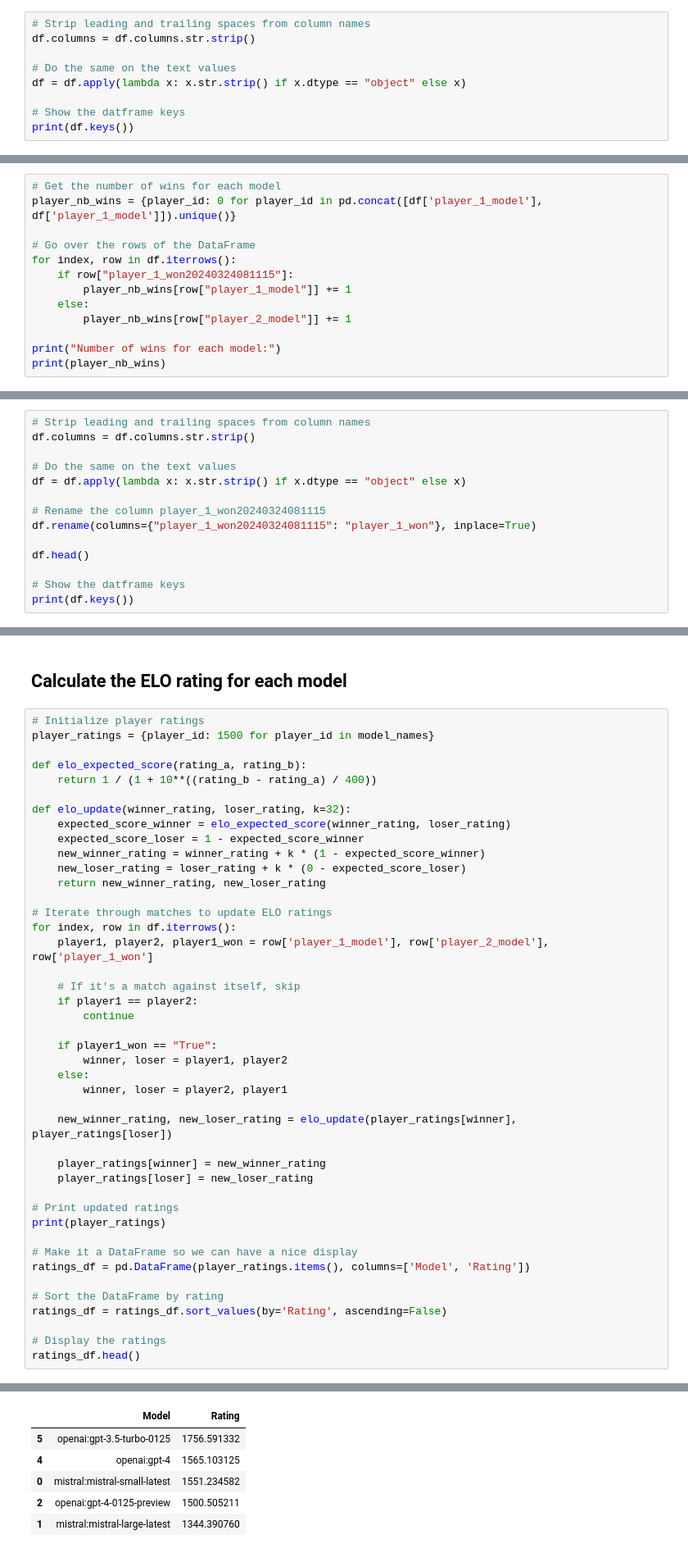
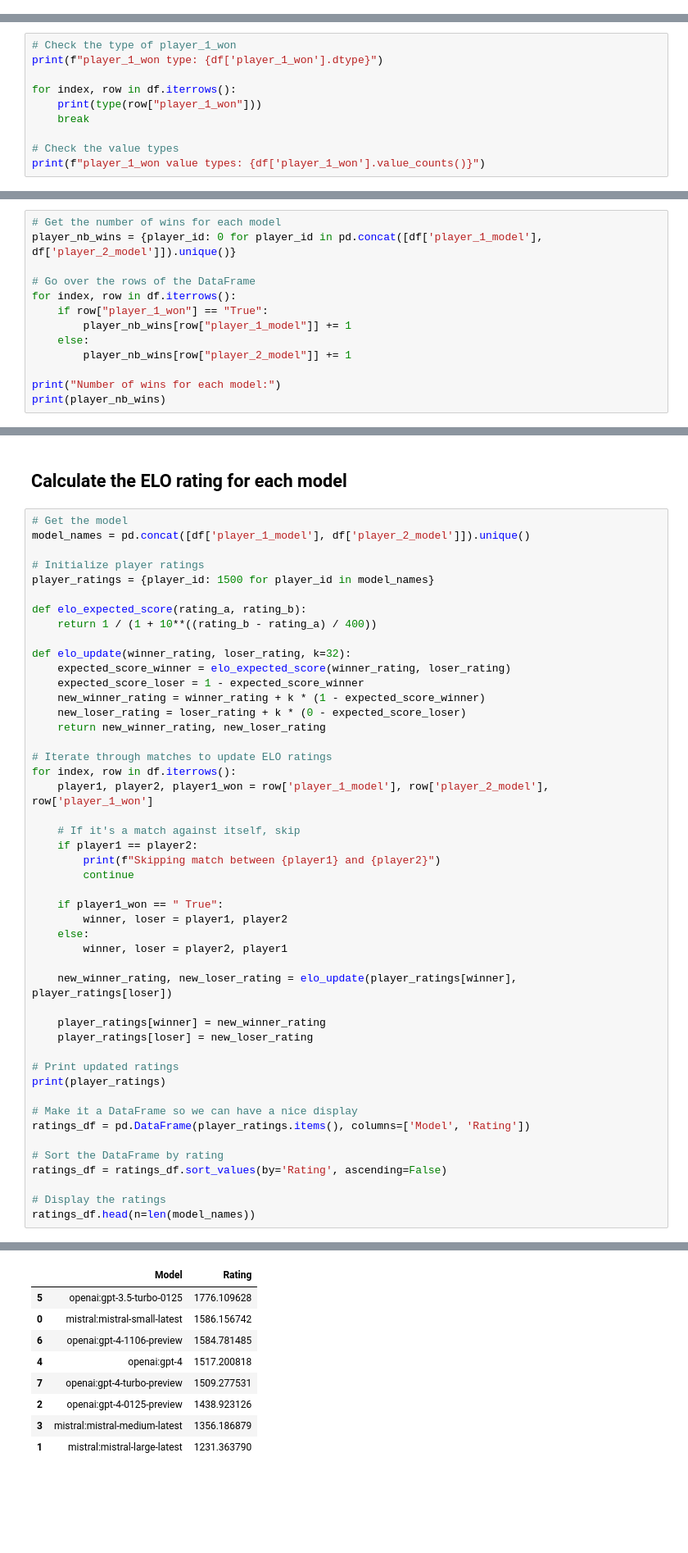
Before and after one commit to OpenGenerativeAI/llm-colosseum, a Jupyter notebook: notebooks/dashboard.ipynb, the cells around one changed output, grey strips where cells are left out. Shown at 82% size. Saved outputs shown, nothing was run; the diff lists cells and outputs as text; blank space fills up the shorter version.

```diff
--- a/notebooks/dashboard.ipynb
+++ b/notebooks/dashboard.ipynb
@@ -30,9 +32,0 @@ print(df['player_2_temperature'].unique())
-# %%
-# Strip leading and trailing spaces from column names
-df.columns = df.columns.str.strip()
-
-# Do the same on the text values
-df = df.apply(lambda x: x.str.strip() if x.dtype == "object" else x)
-
-# Show the datframe keys
-print(df.keys())
@@ -44,0 +42,10 @@ Index(['id', 'player_1_model', 'player_1_temperature', 'player_2_model',
+# %%
+# Check the type of player_1_won
+print(f"player_1_won type: {df['player_1_won'].dtype}")
+
+for index, row in df.iterrows():
+    print(type(row["player_1_won"]))
+    break
+
+# Check the value types
+print(f"player_1_won value types: {df['player_1_won'].value_counts()}")
@@ -45,10 +59,10 @@ Index(['id', 'player_1_model', 'player_1_temperature', 'player_2_model',
 # %%
 # Get the number of wins for each model
-player_nb_wins = {player_id: 0 for player_id in pd.concat([df['player_1_model'], df['player_1_model']]).unique()}
+player_nb_wins = {player_id: 0 for player_id in pd.concat([df['player_1_model'], df['player_2_model']]).unique()}
 
 # Go over the rows of the DataFrame
 for index, row in df.iterrows():
-    if row["player_1_won20240324081115"]:
+    if row["player_1_won"] == "True":
         player_nb_wins[row["player_1_model"]] += 1
     else:
         player_nb_wins[row["player_2_model"]] += 1
@@ -61,14 +74,0 @@ Number of wins for each model:
-# %%
-# Strip leading and trailing spaces from column names
-df.columns = df.columns.str.strip()
-
-# Do the same on the text values
-df = df.apply(lambda x: x.str.strip() if x.dtype == "object" else x)
-
-# Rename the column player_1_won20240324081115
-df.rename(columns={"player_1_won20240324081115": "player_1_won"}, inplace=True)
-
-df.head()
-
-# Show the datframe keys
-print(df.keys())
@@ -150,6 +131,9 @@ openai:gpt-3.5-turbo-0125: 0.8918918918918919
 # %% [markdown]
 ## Calculate the ELO rating for each model
 # %%
+# Get the model
+model_names = pd.concat([df['player_1_model'], df['player_2_model']]).unique()
+
 # Initialize player ratings
 player_ratings = {player_id: 1500 for player_id in model_names}
 
@@ -169,9 +153,10 @@ for index, row in df.iterrows():
 
     # If it's a match against itself, skip
     if player1 == player2:
+        print(f"Skipping match between {player1} and {player2}")
         continue
 
-    if player1_won == "True":
+    if player1_won == " True":
         winner, loser = player1, player2
     else:
         winner, loser = player2, player1
@@ -191,5 +176,5 @@ ratings_df = pd.DataFrame(player_ratings.items(), columns=['Model', 'Rating'])
 ratings_df = ratings_df.sort_values(by='Rating', ascending=False)
 
 # Display the ratings
-ratings_df.head()
+ratings_df.head(n=len(model_names))
 # %% [output]
@@ -197,6 +198,9 @@ ratings_df.head()
 |  | Model | Rating |
-| 5 | openai:gpt-3.5-turbo-0125 | 1756.591332 |
-| 4 | openai:gpt-4 | 1565.103125 |
-| 0 | mistral:mistral-small-latest | 1551.234582 |
-| 2 | openai:gpt-4-0125-preview | 1500.505211 |
-| 1 | mistral:mistral-large-latest | 1344.390760 |
+| 5 | openai:gpt-3.5-turbo-0125 | 1776.109628 |
+| 0 | mistral:mistral-small-latest | 1586.156742 |
+| 6 | openai:gpt-4-1106-preview | 1584.781485 |
+| 4 | openai:gpt-4 | 1517.200818 |
+| 7 | openai:gpt-4-turbo-preview | 1509.277531 |
+| 2 | openai:gpt-4-0125-preview | 1438.923126 |
+| 3 | mistral:mistral-medium-latest | 1356.186879 |
+| 1 | mistral:mistral-large-latest | 1231.363790 |
```
Also changed, not shown: parts of 18 cells of this notebook, 1 other file.
